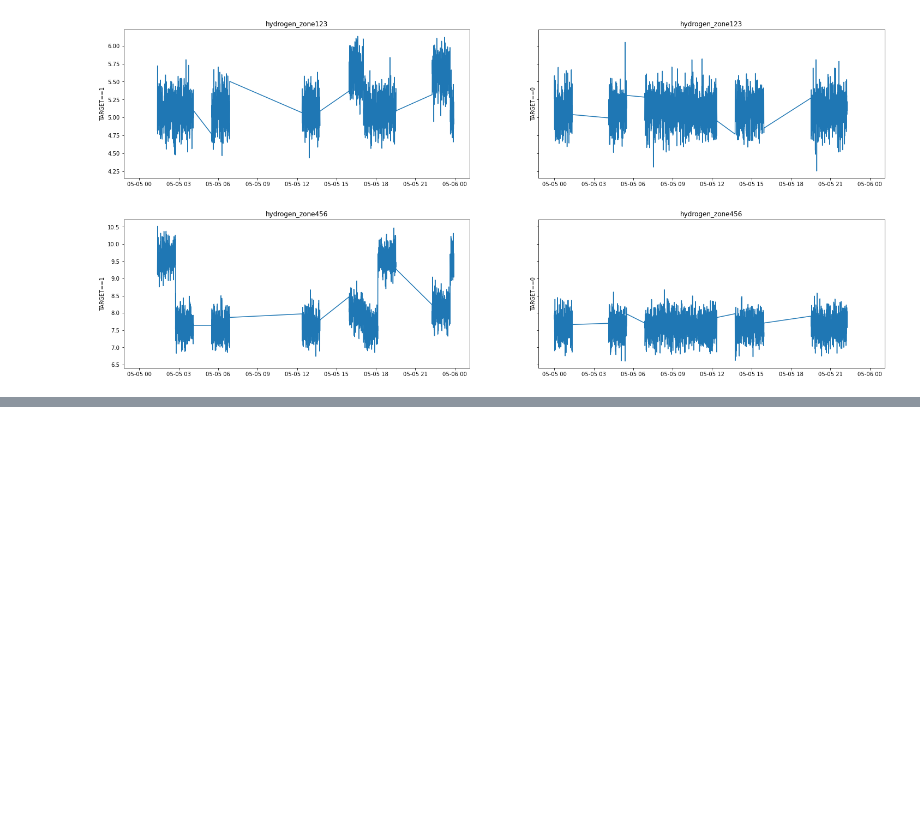
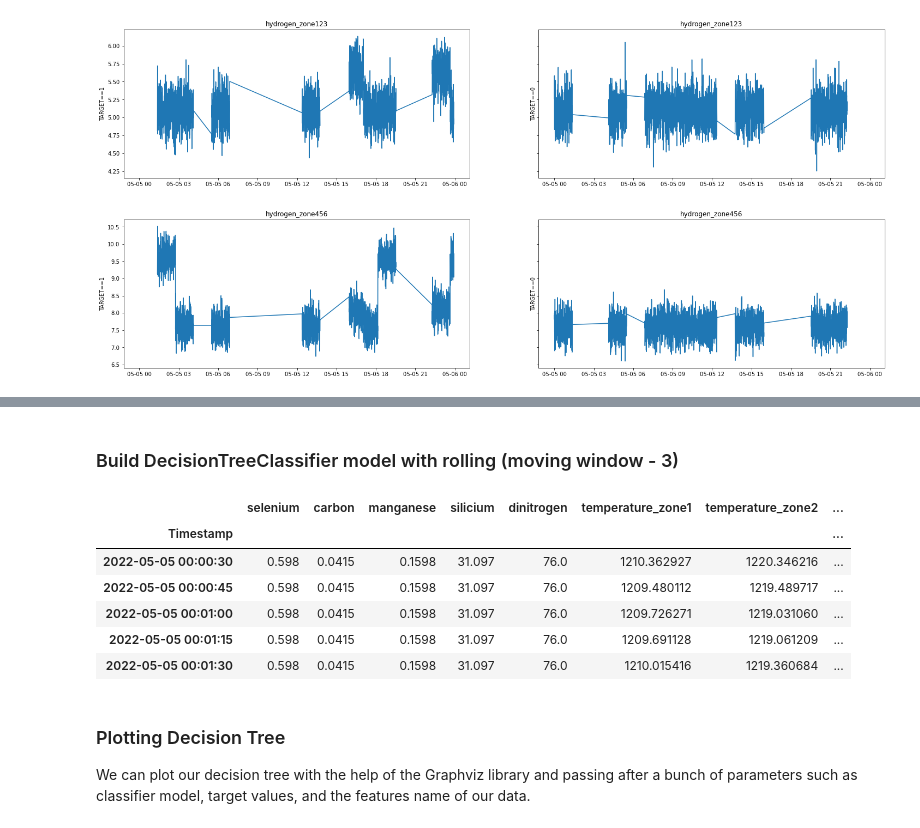
Before and after one commit to aleksander-ivanov/DIPLOM-DS-29, a Jupyter notebook: thesis.ipynb, the cells around one changed output, grey strips where cells are left out. Drawn from its saved outputs; the diff is of its cells as text; code cells hidden in the pictures; blank space fills up the shorter version.

Commit message:
Add DecisionTreeClassifier

```diff
--- a/thesis.ipynb
+++ b/thesis.ipynb
@@ -162,5 +167,4 @@ for idx, col in enumerate(setpoint_cols):
 # %%
 # Build sklearn logistic regression model with l1 regularization
 x_cols = setpoint_cols + context_cols # TODO: Try approach with only setpoint columns
-X = df.loc[:, df.columns.isin(x_cols)] # all columns without target
-X.head()
+df_no_target = df.loc[:, df.columns.isin(x_cols)] # all columns without target
@@ -253,0 +251,19 @@ Predictions:
+# %% [markdown]
+### Build DecisionTreeClassifier model with rolling (moving window - 3)
+# %%
+# apply rolling and get average
+X_rolled = df_no_target.rolling(3).mean()
+
+# remove first two NaN rows
+X_rolled = X_rolled.iloc[2:]
+y_rolled = y.iloc[2:]
+
+X_rolled.head()
+# %% [output]
+|  | selenium | carbon | manganese | silicium | dinitrogen | temperature_zone1 | temperature_zone2 | ... |
+| Timestamp |  |  |  |  |  |  |  | ... |
+| 2022-05-05 00:00:30 | 0.598 | 0.0415 | 0.1598 | 31.097 | 76.0 | 1210.362927 | 1220.346216 | ... |
+| 2022-05-05 00:00:45 | 0.598 | 0.0415 | 0.1598 | 31.097 | 76.0 | 1209.480112 | 1219.489717 | ... |
+| 2022-05-05 00:01:00 | 0.598 | 0.0415 | 0.1598 | 31.097 | 76.0 | 1209.726271 | 1219.031060 | ... |
+| 2022-05-05 00:01:15 | 0.598 | 0.0415 | 0.1598 | 31.097 | 76.0 | 1209.691128 | 1219.061209 | ... |
+| 2022-05-05 00:01:30 | 0.598 | 0.0415 | 0.1598 | 31.097 | 76.0 | 1210.015416 | 1219.360684 | ... |
@@ -253,0 +285,3 @@ Predictions:
+# %% [markdown]
+### Plotting Decision Tree
+We can plot our decision tree with the help of the Graphviz library and passing after a bunch of parameters such as classifier model, target values, and the features name of our data.
```
Also changed, not shown: parts of 11 cells of this notebook.
